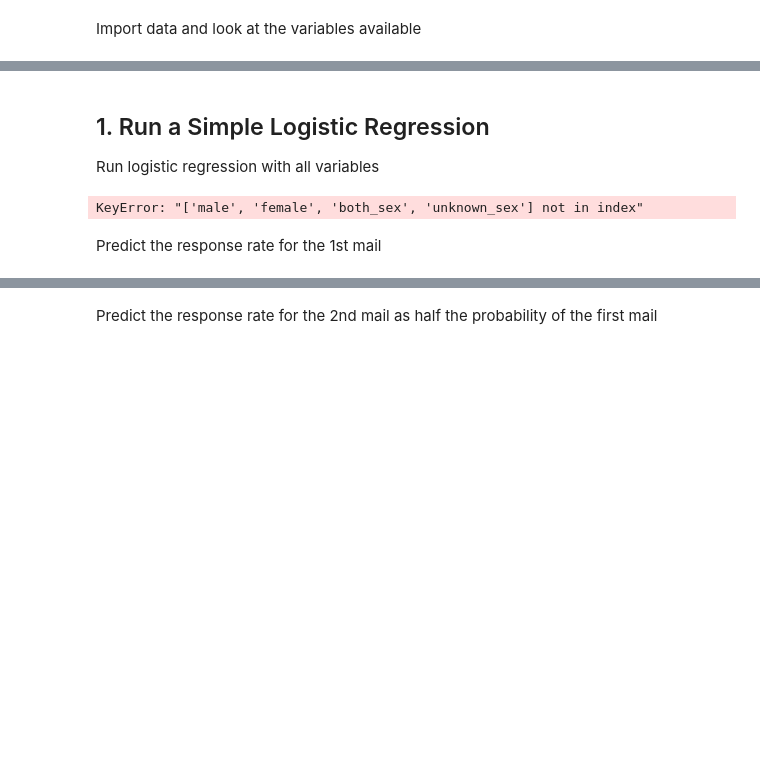
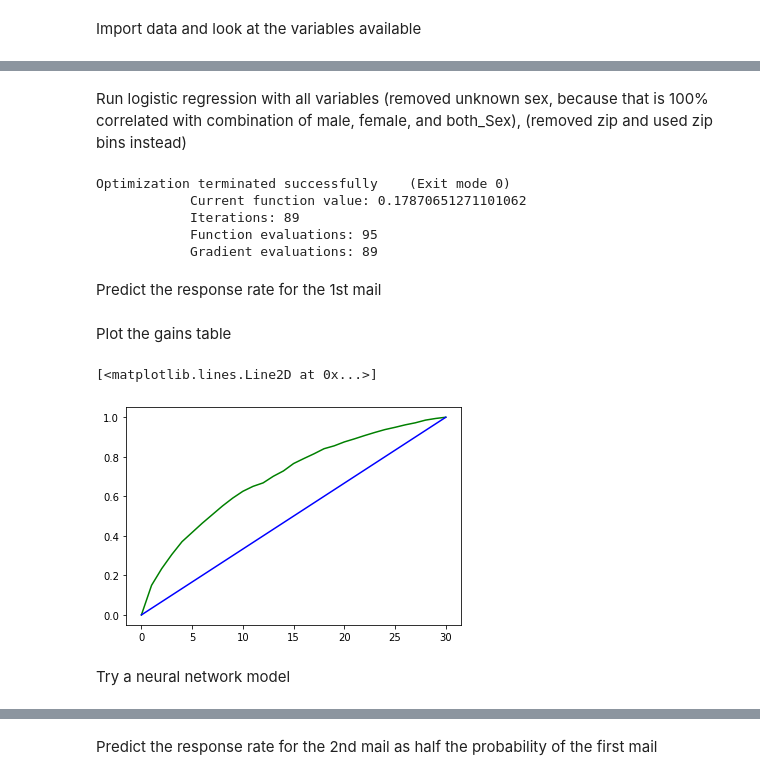
Before and after one commit to adeng/mba263-projects, a Jupyter notebook: Intuit Group Assignment.ipynb, the cells around one changed output, grey strips where cells are left out. Drawn from its saved outputs; the diff is of its cells as text; code cells hidden in the pictures; blank space fills up the shorter version.

```diff
--- a/Intuit Group Assignment.ipynb
+++ b/Intuit Group Assignment.ipynb
@@ -41,19 +41,32 @@ Add binary variables for categorical variables
 # %%
-# Add transformational ordinal and indicator variables
-gender_mapping = {'M': 0, 'F': 1, 'B': 2, 'U': 3}
-data['gender'] = data['sex'].map(gender_mapping)
+data['male']=1*(data['sex']=='M')
+data['female']=1*(data['sex']=='F')
+data['both_sex']=1*(data['sex']=='B')
+data['unknown_sex']=1*(data['sex']=='U')
 # %% [markdown]
-## 1. Run a Simple Logistic Regression
-Run logistic regression with all variables
+Run logistic regression with all variables (removed unknown sex, because that is 100% correlated with combination of male, female, and both_Sex), (removed zip and used zip bins instead)
 # %%
-# Define scope for columns
-_list = ['male','female','both_sex','unknown_sex','bizflag','zip_bins',
+variables = ['male','female','both_sex','bizflag','zip_bins',
                                 'numords','dollars','last','sincepurch','version1','owntaxprod','upgraded']
-
-res = mba263.logit_reg(data['res1'],data[_list])
+res = mba263.logit_reg(data['res1'],data[variables])
 # %% [output]
-KeyError: "['male', 'female', 'both_sex', 'unknown_sex'] not in index"
+Optimization terminated successfully    (Exit mode 0)
+            Current function value: 0.17870651271101062
+            Iterations: 89
+            Function evaluations: 95
+            Gradient evaluations: 89
 # %% [markdown]
 Predict the response rate for the 1st mail
 # %%
 data['p_res1']=res.predict()
+# %% [markdown]
+Plot the gains table
+# %%
+gains1=mba263.gain(data['res1'],data['p_res1'],bins=30)
+plt.plot(gains1,'g')
+plt.plot([0,30],[0,1],'b')
+# %% [output]
+[<matplotlib.lines.Line2D at 0x...>]
+[figure, added]
+# %% [markdown]
+Try a neural network model
```
Also changed, not shown: parts of 9 cells of this notebook.
